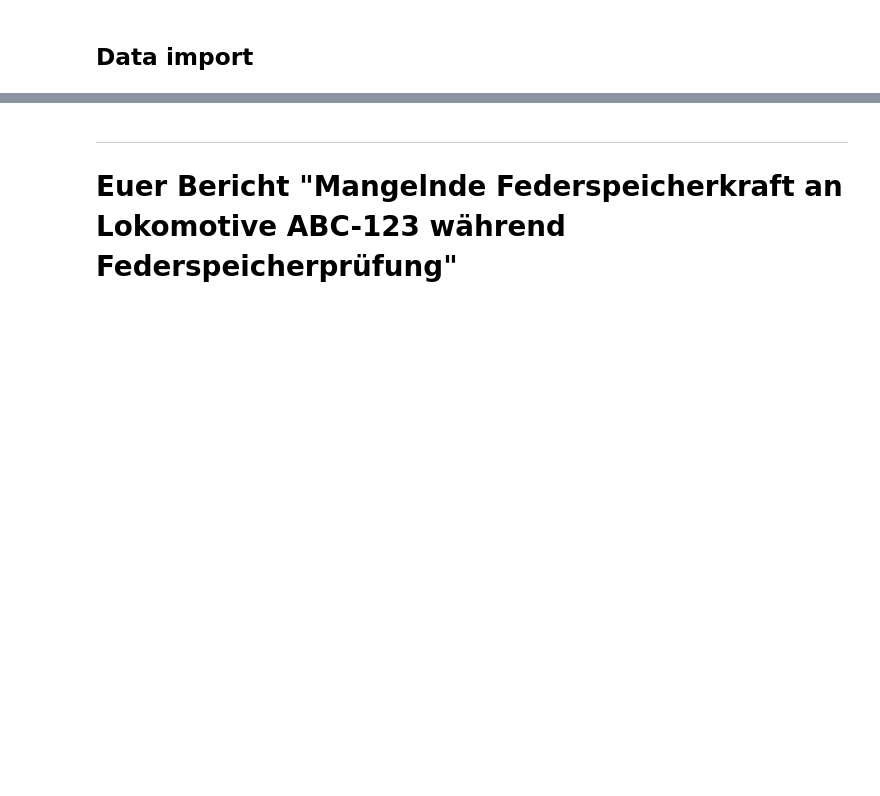
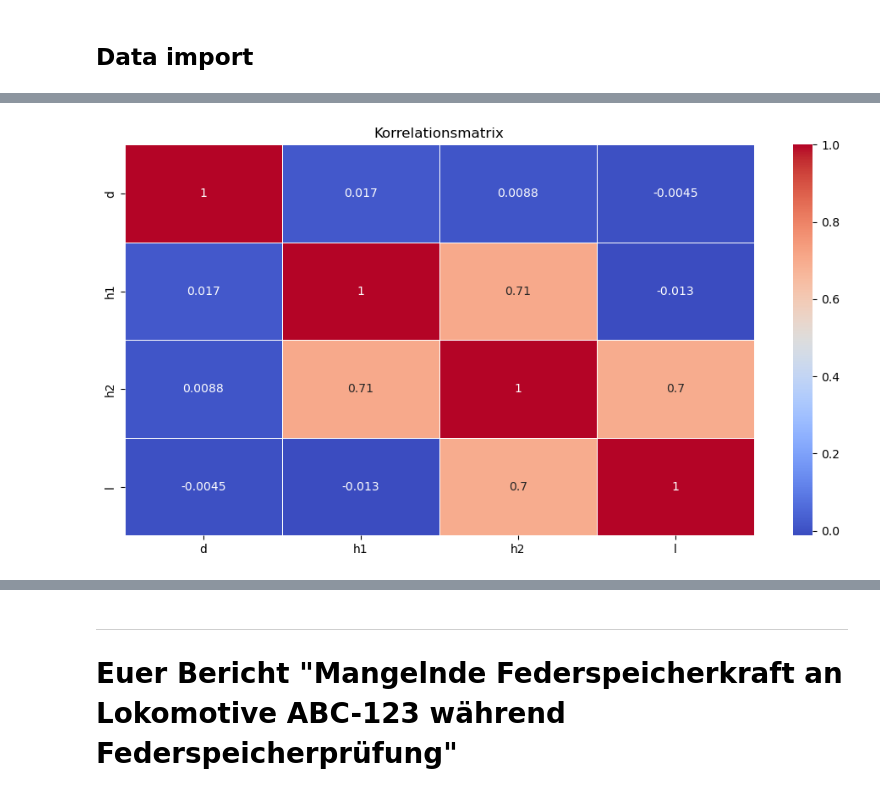
Before and after one commit to FHAC-MdQM/data-exploration-td2648s, a Jupyter notebook: LoadPBdata.ipynb, the cells around one changed output, grey strips where cells are left out. Drawn from its saved outputs; the diff is of its cells as text; code cells hidden in the pictures; blank space fills up the shorter version.

```diff
--- a/LoadPBdata.ipynb
+++ b/LoadPBdata.ipynb
@@ -52,0 +241,14 @@ df.head()
+# %%
+import seaborn as sns
+
+# Extrahiere die relevanten Spalten und berechne die Korrelationsmatrix
+variablen_fuer_korrelation = df[["d", "h1", "h2", "l"]]
+korrelationsmatrix = variablen_fuer_korrelation.corr()
+
+# Erstelle ein Heatmap-Diagramm mit Seaborn
+plt.figure(figsize=(12, 6))
+sns.heatmap(korrelationsmatrix, annot=True, cmap='coolwarm', linewidths=0.5)
+plt.title("Korrelationsmatrix")
+plt.show()
+# %% [output]
+[figure, added]
```
Also changed, not shown: parts of 11 cells of this notebook.
